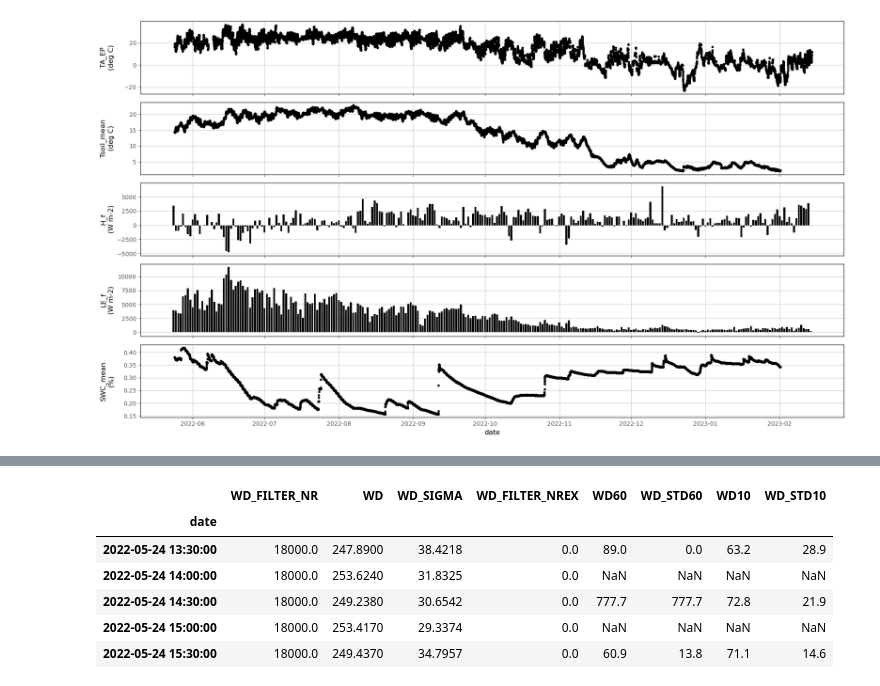
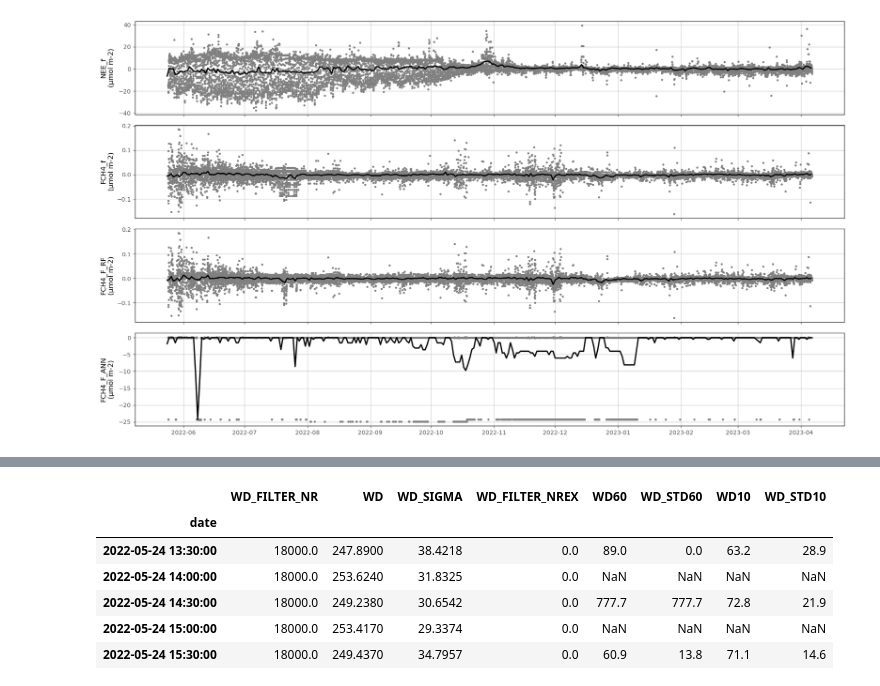
Before and after one commit to ottobriner/atmos-flux-data, a Jupyter notebook: atmos-plot.ipynb, the cells around one changed output, grey strips where cells are left out. Cells and saved outputs as stored; diff of their text form; code cells hidden in the pictures.

Commit message:
thesis plots and aggregation calcs

```diff
--- a/atmos-plot.ipynb
+++ b/atmos-plot.ipynb
@@ -151,0 +211,18 @@ l3[l3.columns[l3.columns.str.contains('FCH4')]]
+# %%
+# cols = ['NEE_f', 'Reco', 'GPP_f', 'FCH4_f']
+cols = ['NEE_f_sum', 'Reco_sum', 'GPP_f_sum', 'FCH4_F_RF_sum']
+labels = ['Daily NEE', 'Daily Reco', 'Daily GPP', 'Daily $CH_4$ flux']
+fig, ax = plt.subplots(len(cols),1, figsize = (10, 5.65), sharex = True)
+
+for i in range(len(cols)):
+    ax[i].bar(daily.index.to_timestamp(), daily[cols[i]], color = 'k', linestyle = 'None')
+    if i == 3:
+        ax[i].set(ylabel = labels[i] + '\n(mg C $m^{-2}d^{-1}$)')
+    else: ax[i].set(ylabel = labels[i] + '\n(g C $m^{-2}d^{-1}$)')
+
+# ax[1].set(ylim = [-150,1650])
+# ax[2].set(ylim = [-150,1650])
+plt.tight_layout()
+fig.align_ylabels(ax[:])
+
+plt.savefig(f'./output/thesis/fig_fluxes_{datetime.now().strftime("%Y%m%d")}.png', dpi=300)
@@ -151,0 +270,2 @@ l3[l3.columns[l3.columns.str.contains('FCH4')]]
+# %%
+plt.rcParams['axes.prop_cycle']
@@ -170,22 +379,19 @@ fig.align_ylabels(ax[:])
 # %%
-cols = ['TA_EP', 'Tsoil_mean', 'H_f', 'LE_f', 'SWC_mean']
+# cols = ['NEE_f', 'Reco', 'GPP_f', 'FCH4_f']
+cols = ['NEE_f', 'FCH4_f', 'FCH4_F_RF', 'FCH4_F_ANN']
 
 fig, ax = plt.subplots(len(cols),1, figsize = (10*1.8, 5.65*1.8), sharex = True)
 
-ax[0].plot(l3[cols[0]], color = 'k', linestyle='None')
-ax[1].plot(l3[cols[1]], color = 'k', linestyle='None')
-ax[2].bar(dailysum.index, dailysum[cols[2]], color = 'k', linestyle='None')
-ax[3].bar(dailysum.index, dailysum[cols[3]], color = 'k', linestyle='None')
-ax[4].plot(l3[cols[4]], color = 'k', linestyle='None')
+for i in range(len(cols)):
+    ax[i].plot(l3[cols[i]], alpha = 1, ms = 5, ls = '', color = 'gray')
+    ax[i].plot(daily[cols[i]], marker = '', lw = 2.2, color = 'k')
+    ax[i].set(ylabel = cols[i] + '\n(µmol m-2)')
 
-ax[0].set(ylabel = cols[0] + '\n(deg C)')
-ax[1].set(ylabel = cols[1] + '\n(deg C)')
-ax[2].set(ylabel = cols[2] + '\n(W m-2)')
-ax[3].set(ylabel = cols[3] + '\n(W m-2)')
-ax[4].set(ylabel = cols[4] + '\n(%)', xlabel = 'date')
 
+# ax[3].set(ylim=[-1000, 1000])
 plt.tight_layout()
 fig.align_ylabels(ax[:])
-# plt.savefig(f'./output/atmos_L3met_{datetime.now().strftime("%Y%m%d")}.png', dpi=300)
+
+# plt.savefig(f'./output/atmos_L3fluxes_{datetime.now().strftime("%Y%m%d")}_ch4models.png', dpi=300)
 # %% [output]
-[figure, old version]
+[figure, new version]
```
Also changed, not shown: parts of 36 cells of this notebook.
